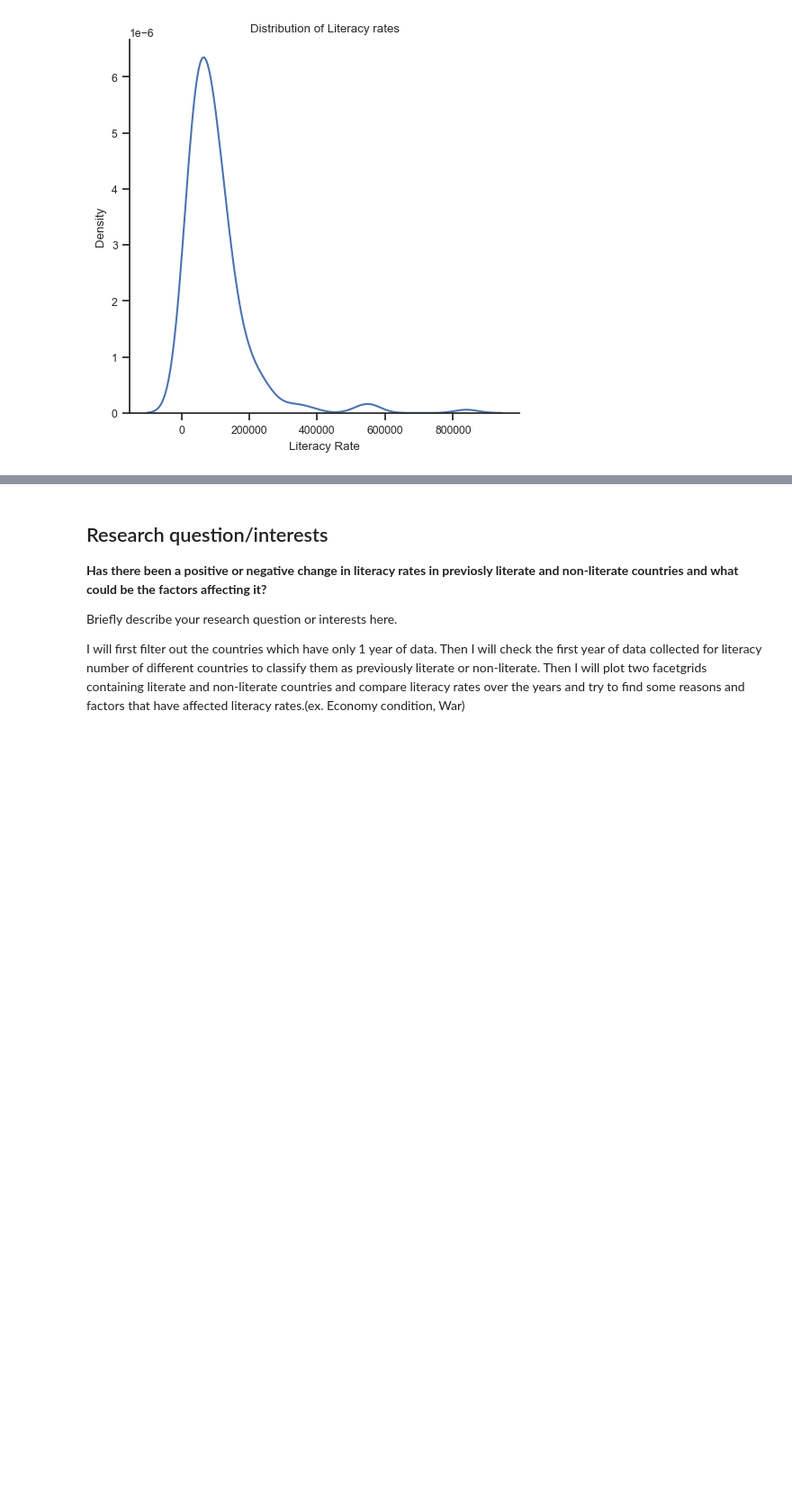
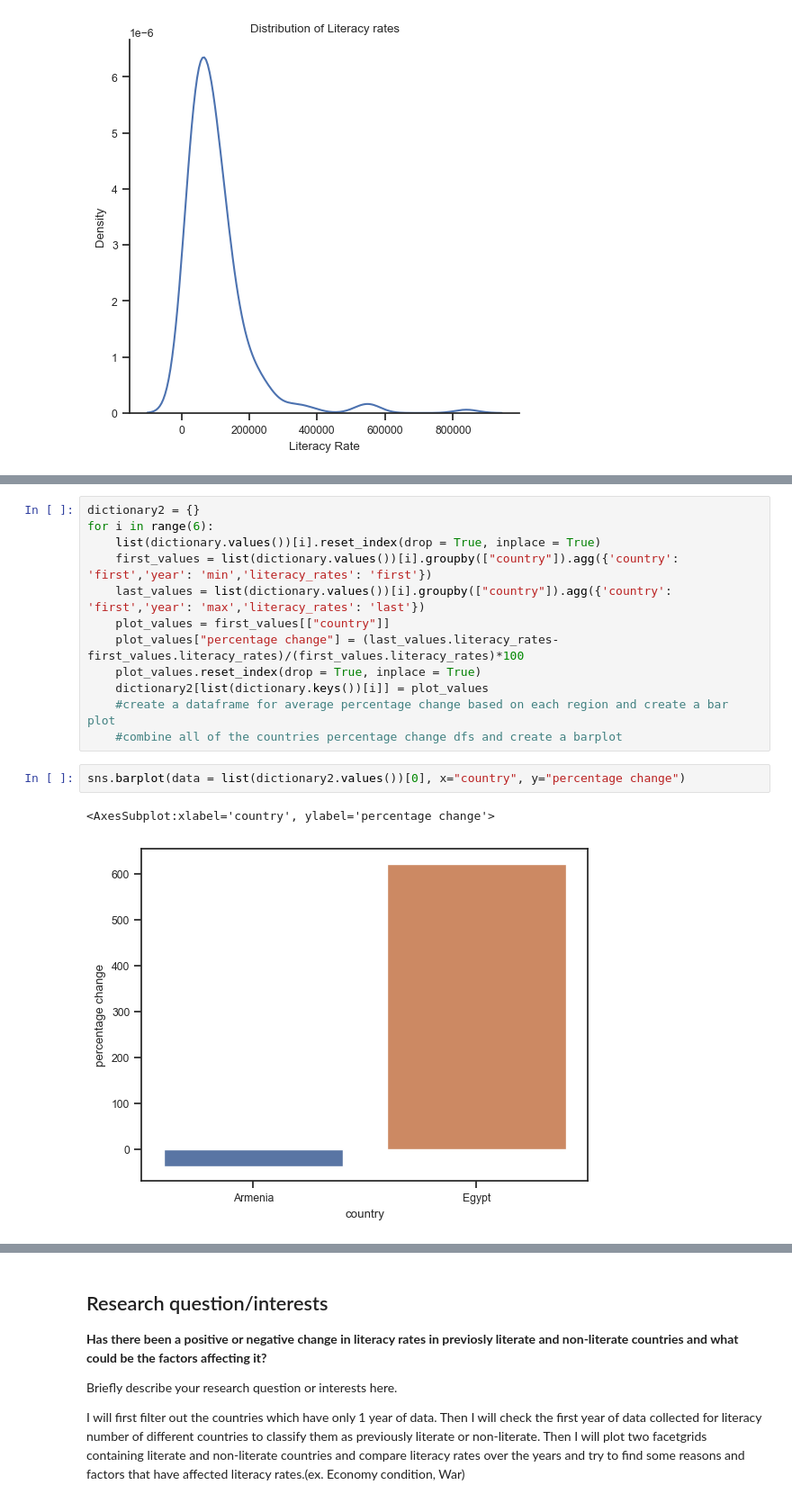
Before and after one commit to ubco-W2022T2-data301/project-group-group18, a Jupyter notebook: analysis/analysis1.ipynb, the cells around one changed output, grey strips where cells are left out. Shown at 90% size. Drawn from its saved outputs; the diff is of its cells as text; blank space fills up the shorter version.

```diff
--- a/analysis/analysis1.ipynb
+++ b/analysis/analysis1.ipynb
@@ -70,0 +67,17 @@ for i in range(6):
+# %%
+dictionary2 = {}
+for i in range(6):
+    list(dictionary.values())[i].reset_index(drop = True, inplace = True)
+    first_values = list(dictionary.values())[i].groupby(["country"]).agg({'country': 'first','year': 'min','literacy_rates': 'first'})
+    last_values = list(dictionary.values())[i].groupby(["country"]).agg({'country': 'first','year': 'max','literacy_rates': 'last'})
+    plot_values = first_values[["country"]]
+    plot_values["percentage change"] = (last_values.literacy_rates-first_values.literacy_rates)/(first_values.literacy_rates)*100
+    plot_values.reset_index(drop = True, inplace = True)
+    dictionary2[list(dictionary.keys())[i]] = plot_values
+    #create a dataframe for average percentage change based on each region and create a bar plot
+    #combine all of the countries percentage change dfs and create a barplot
+# %%
+sns.barplot(data = list(dictionary2.values())[0], x="country", y="percentage change")
+# %% [output]
+<AxesSubplot:xlabel='country', ylabel='percentage change'>
+[figure, added]
```
Also changed, not shown: parts of 6 cells of this notebook.
